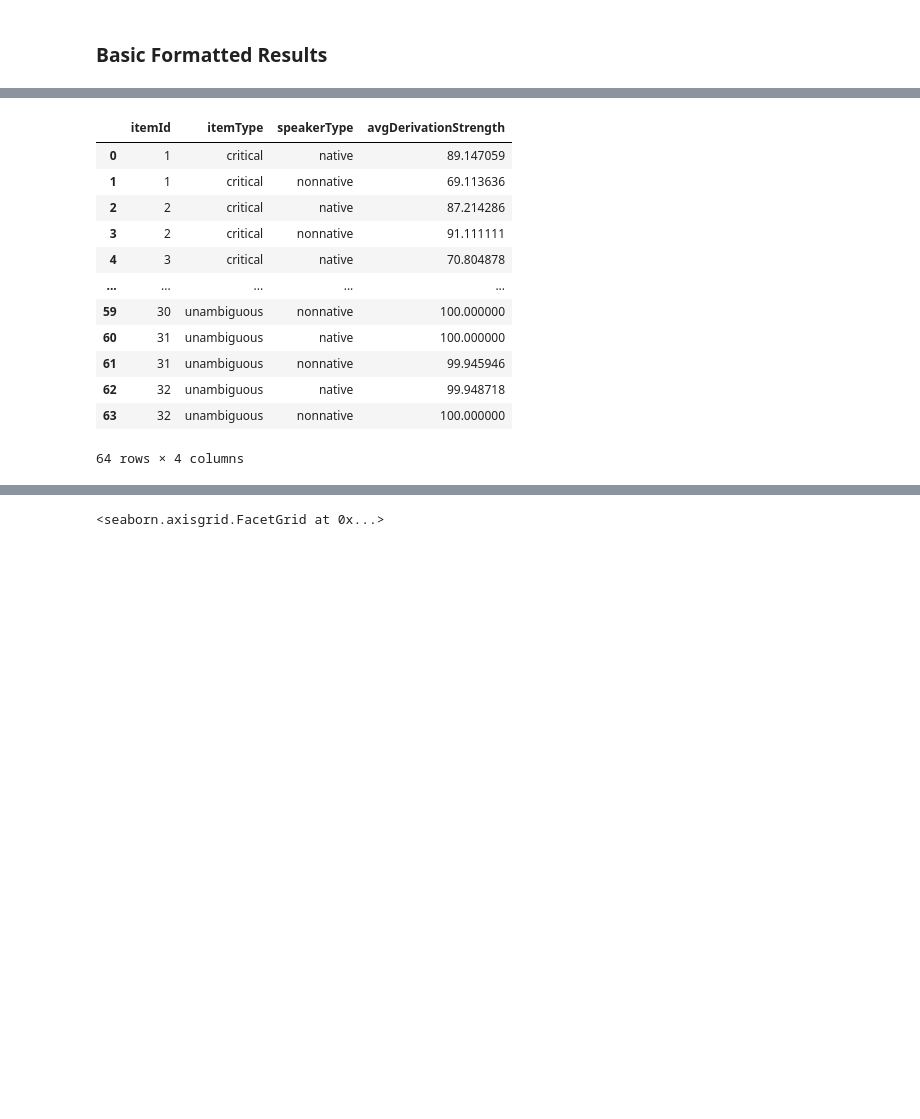
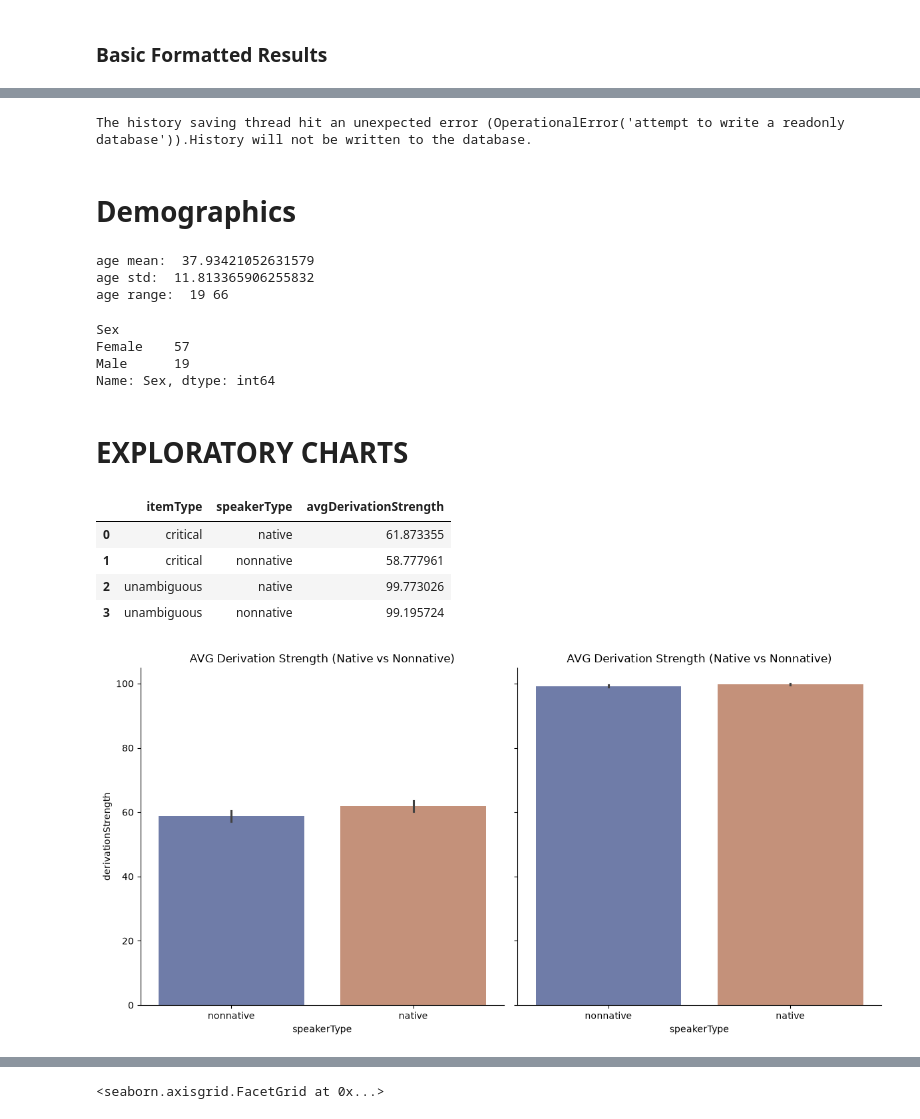
Before and after one commit to yuzh00007/Thesis-Data-Analysis, a Jupyter notebook: Results/MainExperiment/DataFormatting-and-Audio/cleanPictureRatingCSV.ipynb, the cells around one changed output, grey strips where cells are left out. Cells and saved outputs as stored; diff of their text form; code cells hidden in the pictures; blank space fills up the shorter version.

```diff
--- a/Results/MainExperiment/DataFormatting-and-Audio/cleanPictureRatingCSV.ipynb
+++ b/Results/MainExperiment/DataFormatting-and-Audio/cleanPictureRatingCSV.ipynb
@@ -347,21 +337,51 @@ rsa_rollup = final_df.groupby(rsa_model_rollup)
 rollup_results = rsa_rollup["derivationStrength"].mean().reset_index(name='avgDerivationStrength')
 
 rollup_results.to_csv("./dataOutput/derivationByItemSpeaker.csv")
-rollup_results
 # %% [output]
-|  | itemId | itemType | speakerType | avgDerivationStrength |
-| 0 | 1 | critical | native | 89.147059 |
-| 1 | 1 | critical | nonnative | 69.113636 |
-| 2 | 2 | critical | native | 87.214286 |
-| 3 | 2 | critical | nonnative | 91.111111 |
-| 4 | 3 | critical | native | 70.804878 |
-| ... | ... | ... | ... | ... |
-| 59 | 30 | unambiguous | nonnative | 100.000000 |
-| 60 | 31 | unambiguous | native | 100.000000 |
-| 61 | 31 | unambiguous | nonnative | 99.945946 |
-| 62 | 32 | unambiguous | native | 99.948718 |
-| 63 | 32 | unambiguous | nonnative | 100.000000 |
-64 rows × 4 columns
+The history saving thread hit an unexpected error (OperationalError('attempt to write a readonly database')).History will not be written to the database.
+# %% [markdown]
+# Demographics
+# %%
+demographics = pd.read_csv("./dataRaw/demographics.csv")
+final_part_demo = demographics[demographics["Participant id"].isin(final_tom_df["participantId"])]
+
+final_part_demo['Age'] = pd.to_numeric(final_part_demo['Age'], downcast='integer', errors='coerce')
+
+print("age mean: ", final_part_demo["Age"].mean())
+print("age std: ", final_part_demo["Age"].std())
+print("age range: ", final_part_demo["Age"].min(), final_part_demo["Age"].max())
+# %% [output]
+age mean:  37.93421052631579
+age std:  11.813365906255832
+age range:  19 66
+# %%
+final_part_demo.groupby("Sex")["Sex"].count()
+# %% [output]
+Sex
+Female    57
+Male      19
+Name: Sex, dtype: int64
+# %% [markdown]
+# EXPLORATORY CHARTS
+# %%
+all_trials = sns.catplot(
+    data=final_tom_df, kind="bar",
+    x="speakerType", y="derivationStrength", height=6, col="itemType",
+    hue="speakerType", errorbar="se", palette="dark",
+    alpha=.6,
+).set(title='AVG Derivation Strength (Native vs Nonnative)')
+
+graph_rollup_cols = ["itemType", "speakerType",]
+graph_rollup = final_tom_df.groupby(graph_rollup_cols)
+graph_rollup = graph_rollup["derivationStrength"].mean().reset_index(name='avgDerivationStrength')
+graph_rollup
+# %% [output]
+|  | itemType | speakerType | avgDerivationStrength |
+| 0 | critical | native | 61.873355 |
+| 1 | critical | nonnative | 58.777961 |
+| 2 | unambiguous | native | 99.773026 |
+| 3 | unambiguous | nonnative | 99.195724 |
+[figure, added]
 # %%
 ignore_13 = final_df[final_df["itemId"] != 13]
 
```
Also changed, not shown: parts of 18 cells of this notebook, 2 other files.
